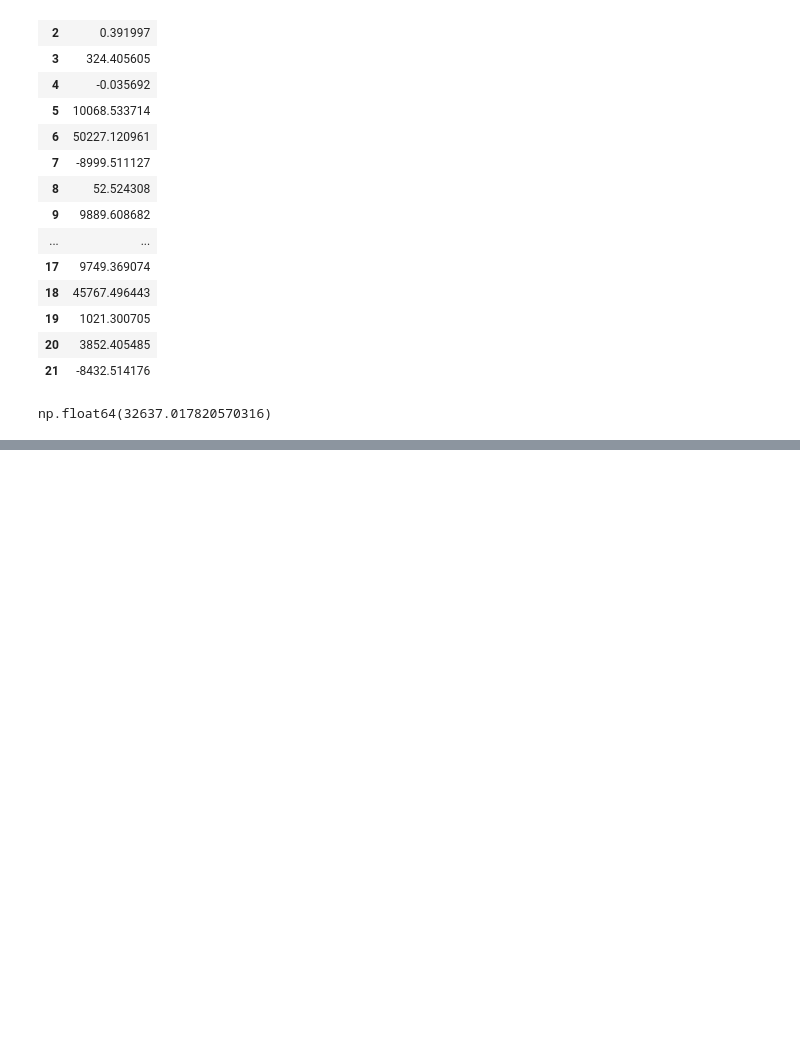
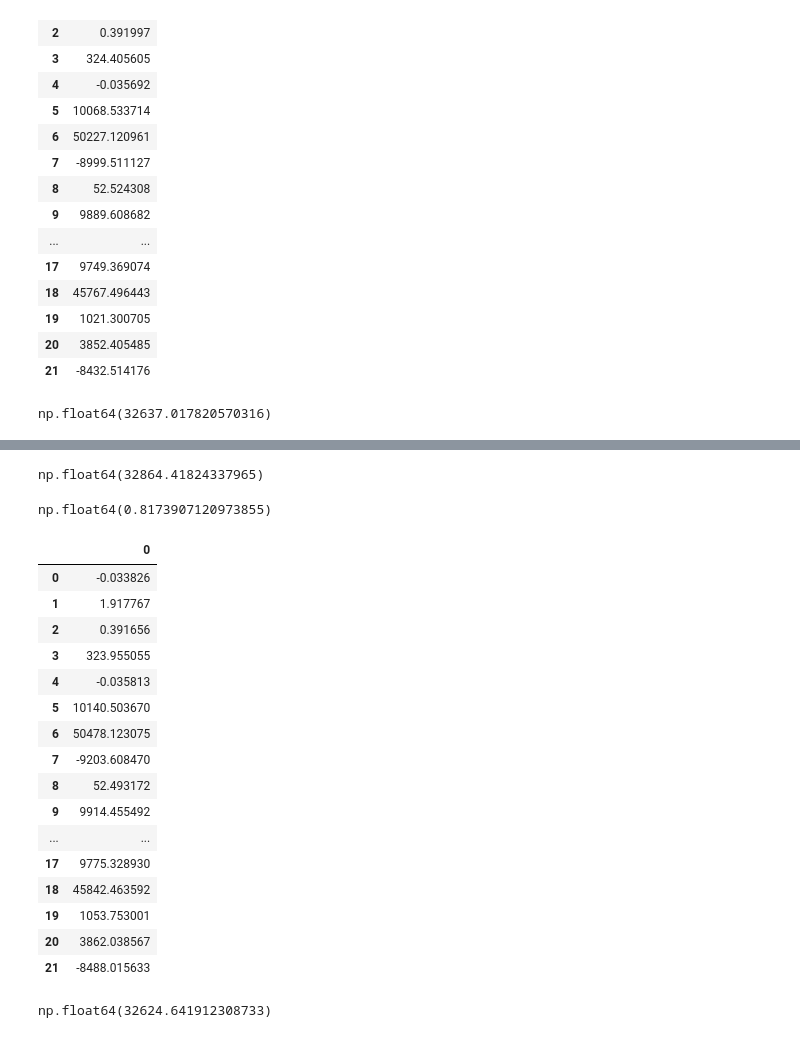
Before and after one commit to dragonnomada/mcmai-tmmii, a Jupyter notebook: Parte I/Tareas/Tarea 3.ipynb, the cells around one changed output, grey strips where cells are left out. Saved outputs shown, nothing was run; the diff lists cells and outputs as text; code cells hidden in the pictures; blank space fills up the shorter version.

```diff
--- a/Parte I/Tareas/Tarea 3.ipynb
+++ b/Parte I/Tareas/Tarea 3.ipynb
@@ -569,0 +627,59 @@ np.float64(32637.017820570316)
+# %%
+y_pred = reg.predict(X2_test)
+
+e = (y_test - y_pred) ** 2
+
+rmse = e.mean() ** 0.5
+
+rmse
+# %% [output]
+np.float64(32864.41824337965)
+# %%
+from sklearn.linear_model import RidgeCV
+
+cv = RidgeCV(
+    alphas=numpy.logspace(-3, 3, 100),
+    cv=5
+)
+
+cv.fit(X2, y)
+
+cv.best_score_
+# %% [output]
+np.float64(0.8173907120973855)
+# %%
+from sklearn.linear_model import Ridge
+
+reg = Ridge(alpha=cv.best_score_, random_state=123)
+
+reg.fit(X2_train, y_train)
+
+pandas.DataFrame(reg.coef_)
+# %% [output]
+|  | 0 |
+| 0 | -0.033826 |
+| 1 | 1.917767 |
+| 2 | 0.391656 |
+| 3 | 323.955055 |
+| 4 | -0.035813 |
+| 5 | 10140.503670 |
+| 6 | 50478.123075 |
+| 7 | -9203.608470 |
+| 8 | 52.493172 |
+| 9 | 9914.455492 |
+| ... | ... |
+| 17 | 9775.328930 |
+| 18 | 45842.463592 |
+| 19 | 1053.753001 |
+| 20 | 3862.038567 |
+| 21 | -8488.015633 |
+# %%
+y_pred = reg.predict(X2_test)
+
+e = (y_test - y_pred) ** 2
+
+rmse = e.mean() ** 0.5
+
+rmse
+# %% [output]
+np.float64(32624.641912308733)
```
Also changed, not shown: parts of 6 cells of this notebook.
